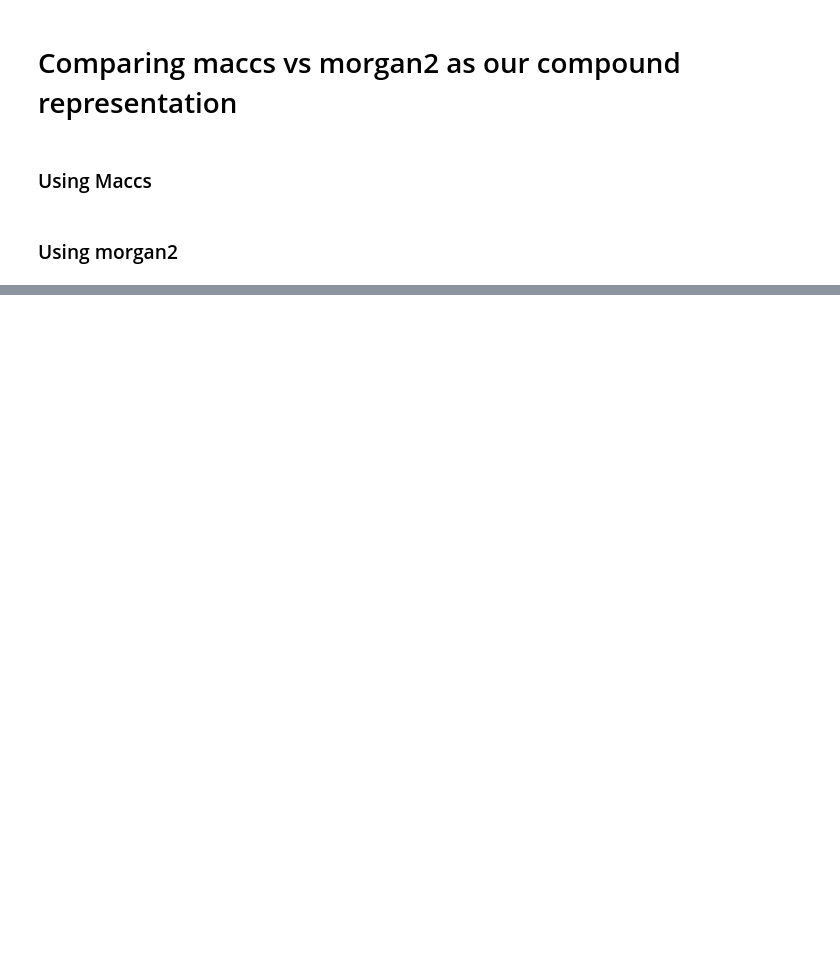
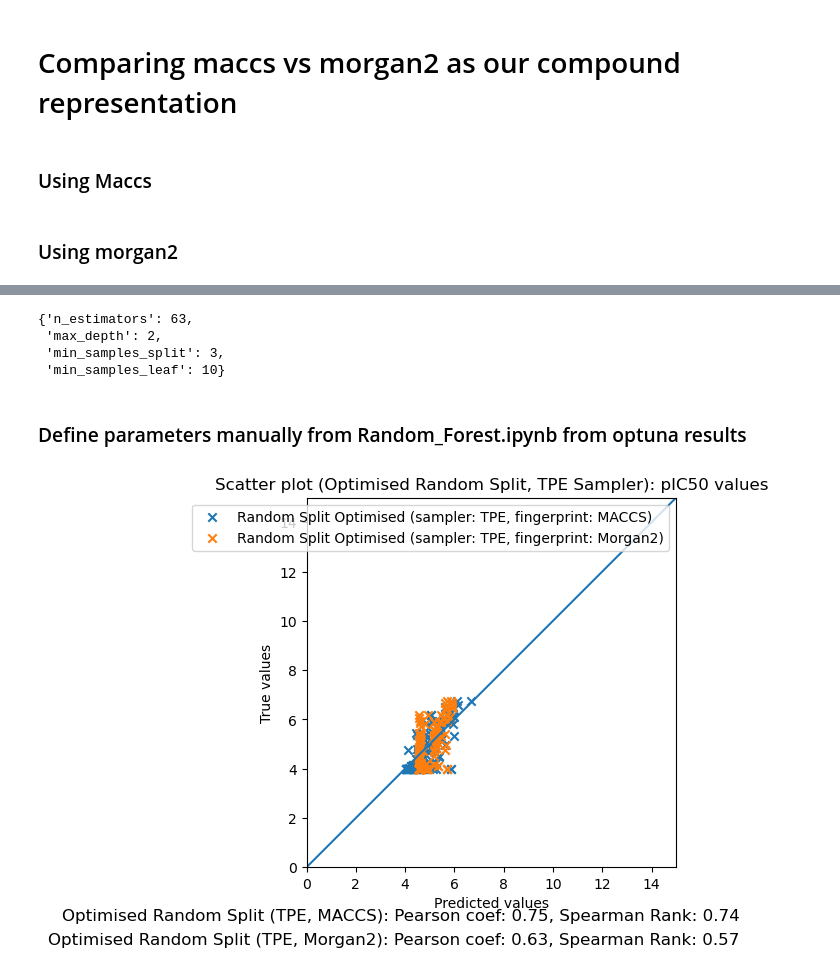
Before and after one commit to ASarriJackson/SummerProject, a Jupyter notebook: Regression/Comparing_maccs_vs_morgan2.ipynb, the cells around one changed output, grey strips where cells are left out. Drawn from its saved outputs; the diff is of its cells as text; code cells hidden in the pictures; blank space fills up the shorter version.

```diff
--- a/Regression/Comparing_maccs_vs_morgan2.ipynb
+++ b/Regression/Comparing_maccs_vs_morgan2.ipynb
@@ -151,0 +202,9 @@ UMAP Furthest Cluster          0.893      -0.216
+# %%
+study_rand_TPE_m2.best_params
+# %% [output]
+{'n_estimators': 63,
+ 'max_depth': 2,
+ 'min_samples_split': 3,
+ 'min_samples_leaf': 10}
+# %%
+best_params_rand_TPE_m2 = study_rand_TPE_m2.best_params
@@ -151,0 +229,47 @@ UMAP Furthest Cluster          0.893      -0.216
+# %% [markdown]
+### Define parameters manually from Random_Forest.ipynb from optuna results
+# %%
+# # best_n_estimators_rand_TPE_m2 = best_params_rand_TPE_m2["n_estimators"]
+# # best_max_depth_rand_TPE_m2 = best_params_rand_TPE_m2["max_depth"]
+# # best_min_samples_split_rand_TPE_m2 = best_params_rand_TPE_m2["min_samples_split"]
+# # best_min_samples_leaf_rand_TPE_m2 = best_params_rand_TPE_m2["min_samples_leaf"]
+
+best_n_estimators_rand_TPE_MACCS = 323
+best_max_depth_rand_TPE_MACCS = 8
+best_min_samples_split_rand_TPE_MACCS = 2
+best_min_samples_leaf_rand_TPE_MACCS = 1
+
+rfr_rand_best_TPE_MACCS = RandomForestRegressor(random_state=SEED, n_estimators=best_n_estimators_rand_TPE_MACCS, max_depth=best_max_depth_rand_TPE_MACCS, min_samples_split=best_min_samples_split_rand_TPE_MACCS, min_samples_leaf=best_min_samples_leaf_rand_TPE_MACCS)
+rfr_rand_best_TPE_MACCS.fit(np.array(list((x_train_rand))).astype(float), y_train_rand)
+y_pred_rfr_rand_best_TPE_MACCS = rfr_rand_best_TPE_MACCS.predict(np.array(list((x_test_rand))).astype(float))
+
+mae_rfr_rand_best_TPE_MACCS = mean_absolute_error(y_test_rand, y_pred_rfr_rand_best_TPE_MACCS)
+mse_rfr_rand_best_TPE_MACCS = mean_squared_error(y_test_rand, y_pred_rfr_rand_best_TPE_MACCS)
+r2_rfr_rand_best_TPE_MACCS = r2_score(y_test_rand, y_pred_rfr_rand_best_TPE_MACCS)
+# %%
+# Scatter plot
+limits = 0, 15
+fig, ax = plt.subplots()
+ax.scatter(y_pred_rfr_rand_best_TPE_MACCS, y_test_rand, marker="x", label="Random Split Optimised (sampler: TPE, fingerprint: MACCS)")
+ax.scatter(y_pred_rfr_rand_best_TPE_m2, y_test_rand_m2, marker="x", label="Random Split Optimised (sampler: TPE, fingerprint: Morgan2)")
+lin = np.linspace(*limits, 100)
+ax.plot(lin, lin)
+ax.set_aspect("equal", adjustable="box")
+ax.set_xlabel("Predicted values")
+ax.set_ylabel("True values")
+ax.set_title("Scatter plot (Optimised Random Split, TPE Sampler): pIC50 values")
+ax.set_xlim(limits)
+ax.set_ylim(limits)
+
+pearsoncoef_rfr_rand_best_TPE_MACCS = np.corrcoef(y_pred_rfr_rand_best_TPE_MACCS.flatten(), y_test_rand.values.flatten())[0,1]
+spearmancoef_rfr_rand_best_TPE_MACCS = spearmanr(y_pred_rfr_rand_best_TPE_MACCS.flatten(), y_test_rand.values.flatten()).correlation
+pearsoncoef_rfr_rand_best_TPE_m2 = np.corrcoef(y_pred_rfr_rand_best_TPE_m2.flatten(), y_test_rand_m2.values.flatten())[0,1]
+spearmancoef_rfr_rand_best_TPE_m2 = spearmanr(y_pred_rfr_rand_best_TPE_m2.flatten(), y_test_rand_m2.values.flatten()).correlation
+fig.text(0.9, 0, f"Optimised Random Split (TPE, MACCS): Pearson coef: {pearsoncoef_rfr_rand_best_TPE_MACCS:.2f}, Spearman Rank: {spearmancoef_rfr_rand_best_TPE_MACCS:.2f}", horizontalalignment='right', fontsize=12)
+fig.text(0.9, -0.05, f"Optimised Random Split (TPE, Morgan2): Pearson coef: {pearsoncoef_rfr_rand_best_TPE_m2:.2f}, Spearman Rank: {spearmancoef_rfr_rand_best_TPE_m2:.2f}", horizontalalignment='right', fontsize=12)
+
+fig.savefig(DATA / "scatter_plot_rfr_TPE_rand.png")
+ax.legend()
+plt.show();
+# %% [output]
+[figure, added]
```
Also changed, not shown: parts of 8 cells of this notebook, 13 other files.
